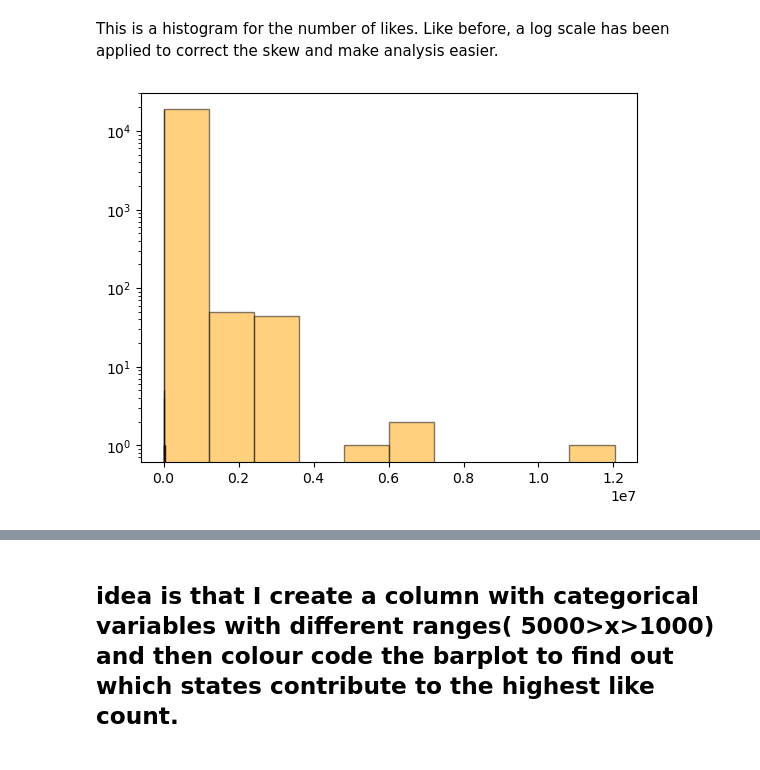
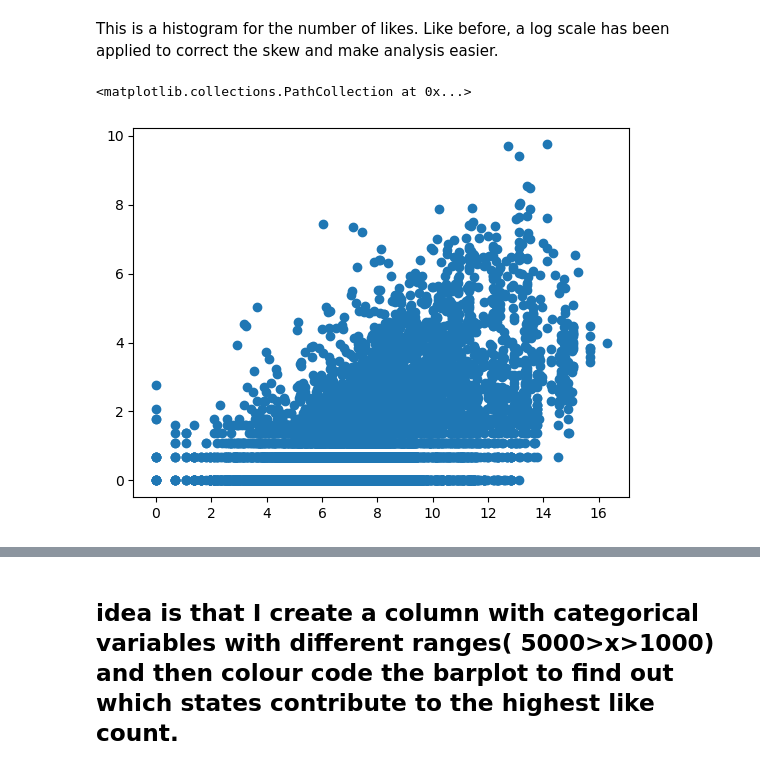
Before and after one commit to ECO225-W2024/project-one-code-Dey2710, a Jupyter notebook: ECO225 project 1.ipynb, the cells around one changed output, grey strips where cells are left out. Saved outputs shown, nothing was run; the diff lists cells and outputs as text; code cells hidden in the pictures.

Commit message:
added scatter plot to measure numerical relationship between followers and likes.

```diff
--- a/ECO225 project 1.ipynb
+++ b/ECO225 project 1.ipynb
@@ -151,11 +152,10 @@ plt.xlim([0,10000])
 # %% [markdown]
 This is a histogram for the number of likes. Like before, a log scale has been applied to correct the skew and make analysis easier.
 # %%
-plt.hist(df_cleaned['user_followers_count'],log = True, alpha = 0.5, edgecolor = 'black', color = 'orange', label = 'followers')
-plt.hist(df_cleaned['likes'],log= True, alpha = 0.5, edgecolor = 'black', color = 'red', label = 'likes')
-plt.show()
+plt.scatter(np.log(df_cleaned['user_followers_count']), np.log(df_cleaned['likes']), marker = 'o')
 # %% [output]
+<matplotlib.collections.PathCollection at 0x...>
-[figure, old version]
+[figure, new version]
 # %%
 #limiting state values to top 10
 state_freq = df_cleaned['state'].value_counts()
```
Also changed, not shown: parts of 11 cells of this notebook.
